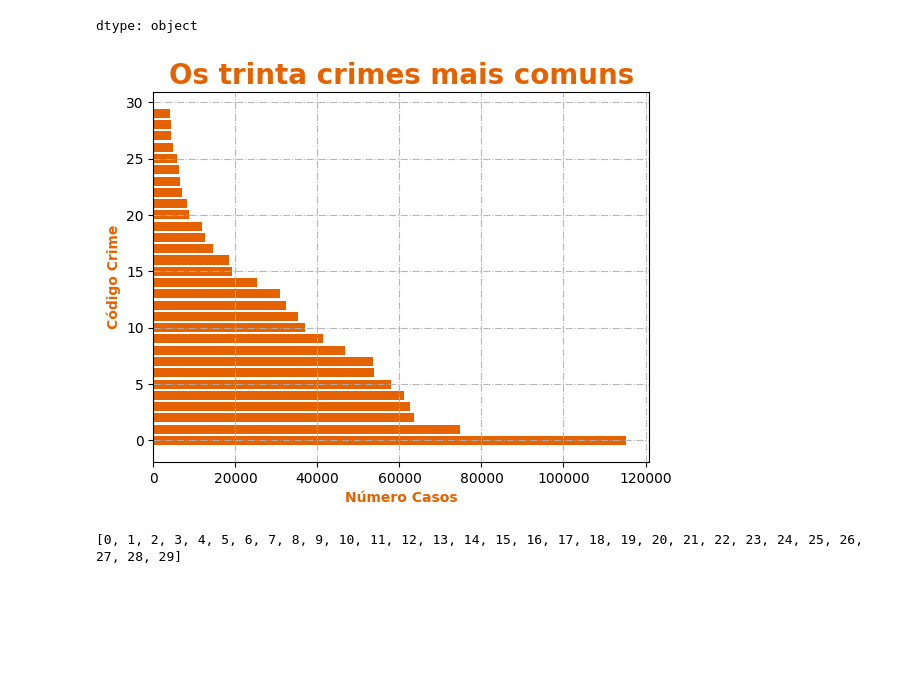
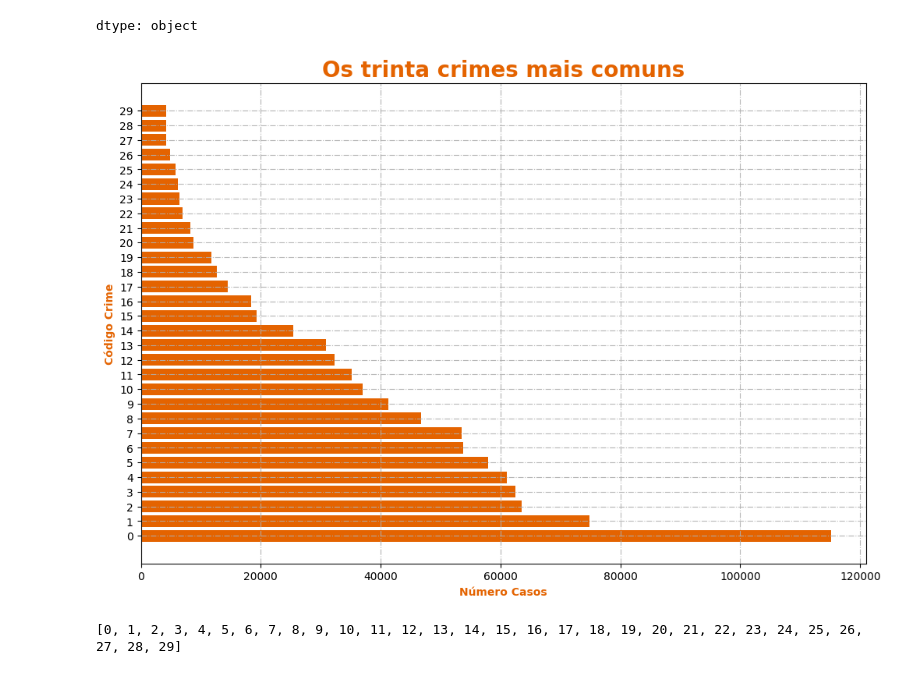
Before and after one commit to lucassilva-aiengineer/Analise-Crime-Reports-Austin, a Jupyter notebook: projeto-1/analise_dados_para_seguro_de_vida.ipynb, the cells around one changed output. Cells and saved outputs as stored; diff of their text form; code cells hidden in the pictures; blank space fills up the shorter version.

```diff
--- a/projeto-1/analise_dados_para_seguro_de_vida.ipynb
+++ b/projeto-1/analise_dados_para_seguro_de_vida.ipynb
@@ -4,5 +5,5 @@ from matplotlib import pyplot as plt
 # %%
-df = pd.read_csv('/content/Crime_Data_from_2020_to_Present.csv')
+df = pd.read_csv('/content/Crime_Data_from_2020_to_2024.csv')
 # %%
 df.info()
 # %% [output]
@@ -133,27 +134,32 @@ dtype: object
 # %%
 cor_fonte = "#e46300"
 
 
 # Os trinta crimes mais comuns
 crimes = contagem_crimes['Crm Cd Desc'].iloc[:30]
 
-crimes_codes = list(range(30))
+# crimes_codes = list(range(30))
 contagens = contagem_crimes['count'].iloc[:30]
+
+crimes_codes = np.array([str(a) for a in range(30)])
+
+
+plt.figure(figsize= (12, 8))
 
 plt.barh(crimes_codes, contagens, color= '#e46300')
 
 plt.grid(True, alpha= 0.9, linestyle= '-.')
 
 plt.title('Os trinta crimes mais comuns', fontsize= 20, weight= 'bold', color= '#e46300')
 
 
 plt.xlabel("Número Casos", color= cor_fonte, weight= 'bold')
 plt.ylabel("Código Crime", color= cor_fonte, weight= 'bold')
 
 
 plt.show()
 # %% [output]
-[figure, old version]
+[figure, new version]
 # %%
 crimes_codes = list(range(30))
 # %%
```
Also changed, not shown: parts of 20 cells of this notebook.
